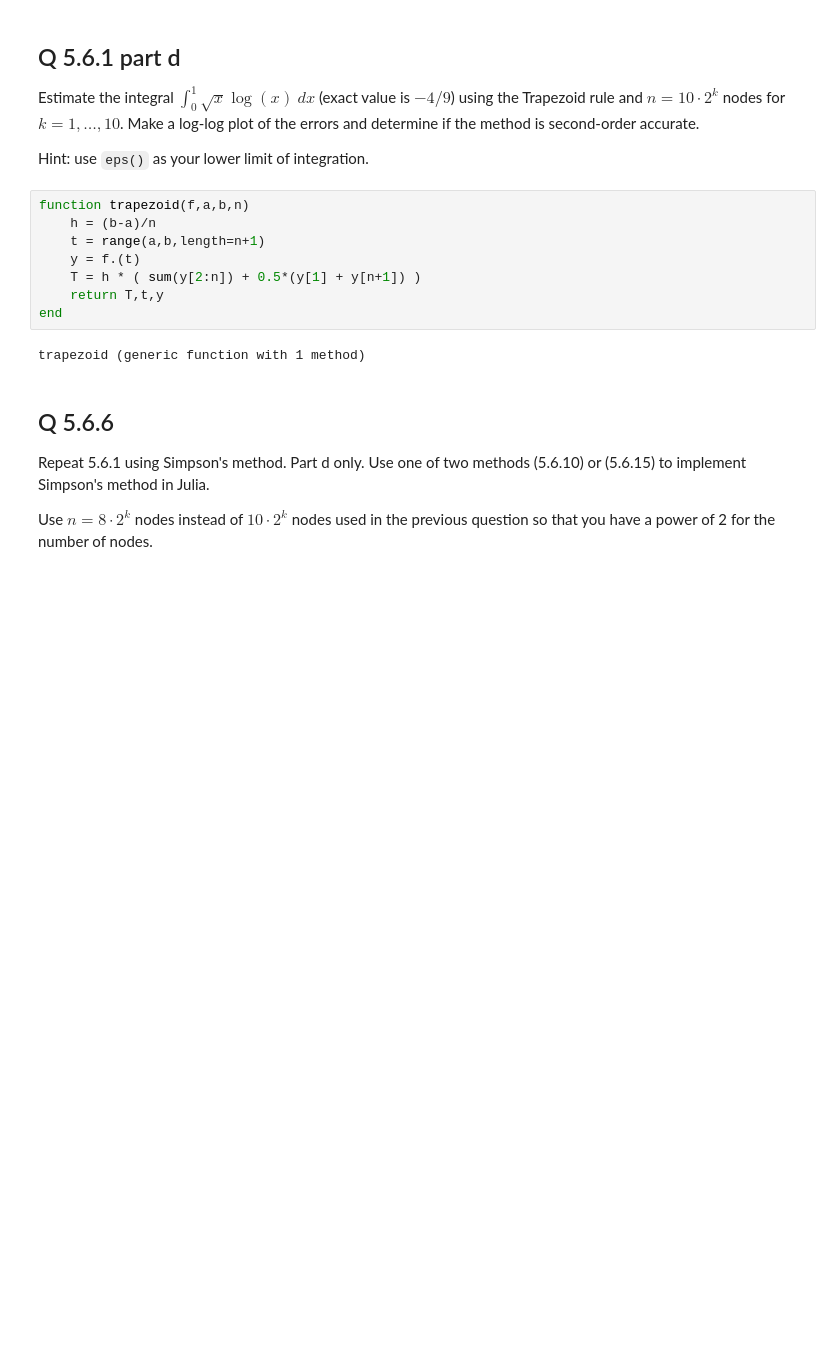
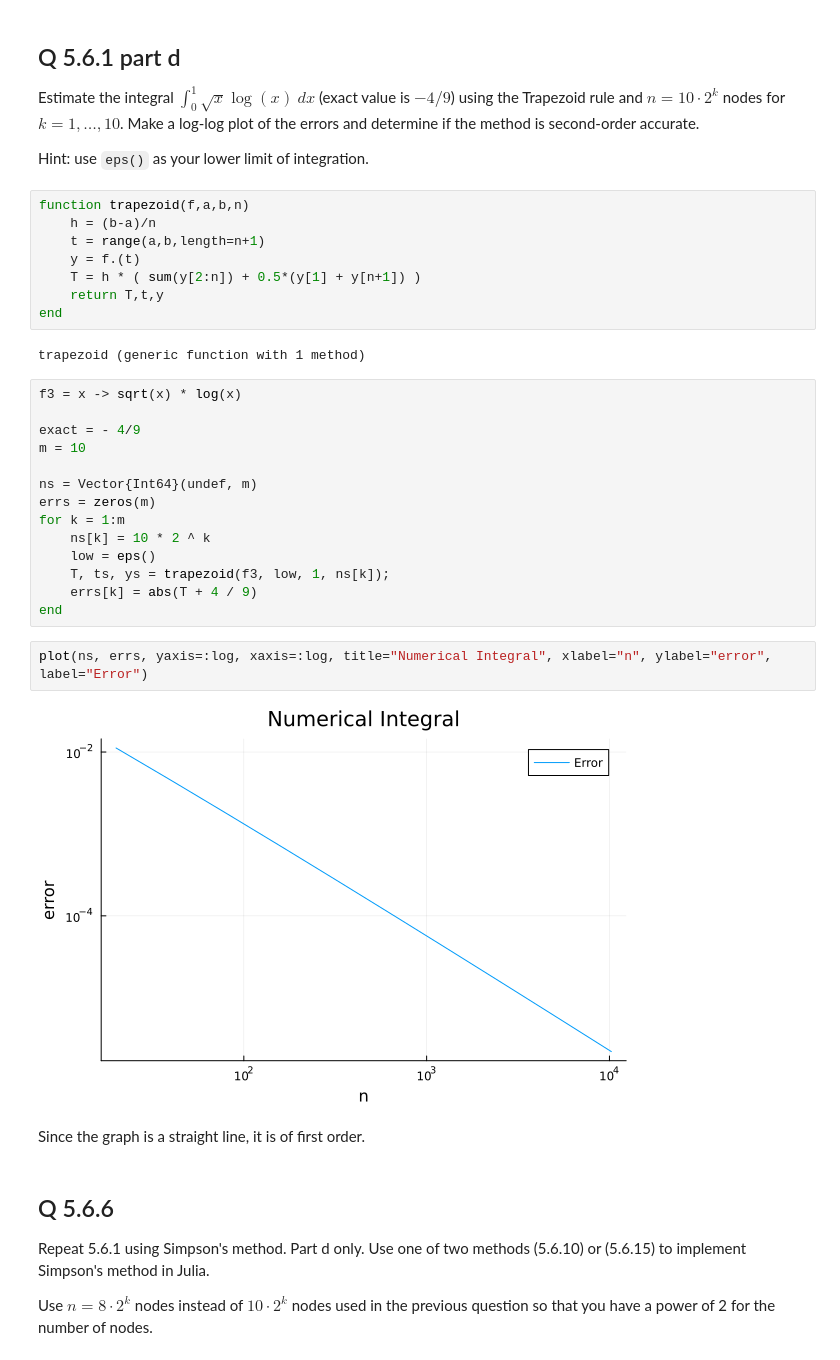
Before and after one commit to nekomiya-kasane/exercises, a Jupyter notebook: 2023-03-17-Julia/Julia A4.ipynb, the cells around one changed output. Drawn from its saved outputs; the diff is of its cells as text; blank space fills up the shorter version.

```diff
--- a/2023-03-17-Julia/Julia A4.ipynb
+++ b/2023-03-17-Julia/Julia A4.ipynb
@@ -91,6 +222,26 @@ function trapezoid(f,a,b,n)
 end
 # %% [output]
 trapezoid (generic function with 1 method)
+# %%
+f3 = x -> sqrt(x) * log(x)
+
+exact = - 4/9
+m = 10
+
+ns = Vector{Int64}(undef, m)
+errs = zeros(m)
+for k = 1:m
+    ns[k] = 10 * 2 ^ k
+    low = eps()
+    T, ts, ys = trapezoid(f3, low, 1, ns[k]);
+    errs[k] = abs(T + 4 / 9)
+end
+# %%
+plot(ns, errs, yaxis=:log, xaxis=:log, title="Numerical Integral", xlabel="n", ylabel="error", label="Error")
+# %% [output]
+[figure, added]
+# %% [markdown]
+Since the graph is a straight line, it is of first order.
 # %% [markdown]
 ## Q 5.6.6
 
```
Also changed, not shown: parts of 31 cells of this notebook, 1 other file.
